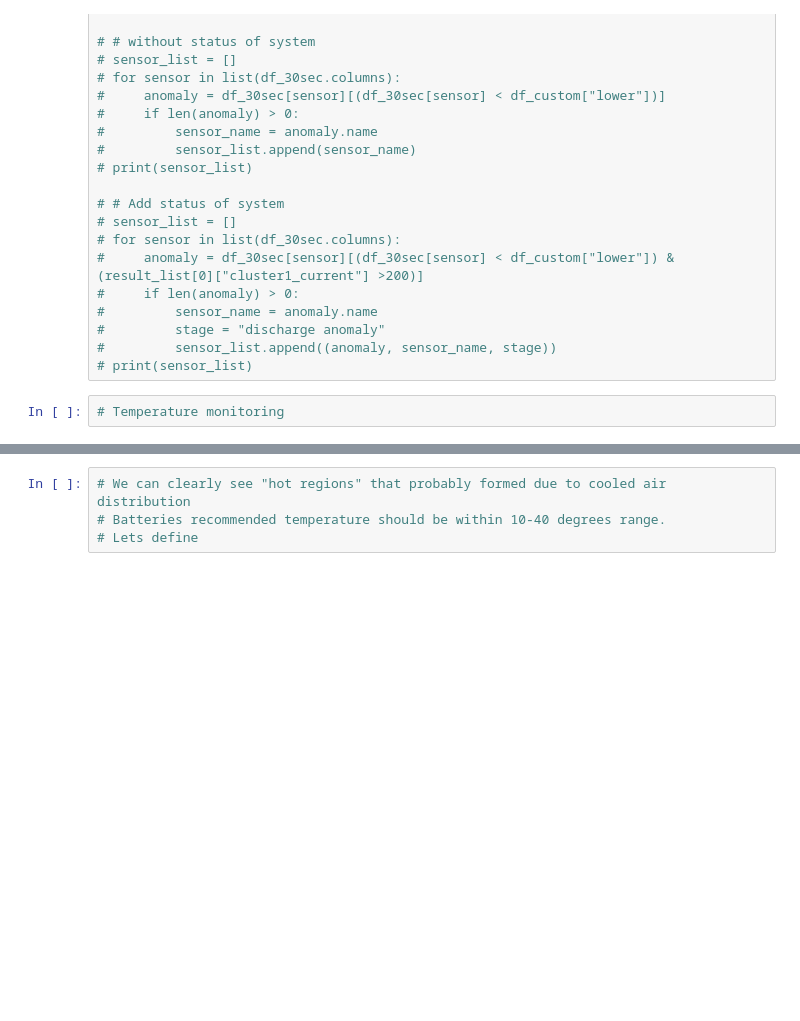
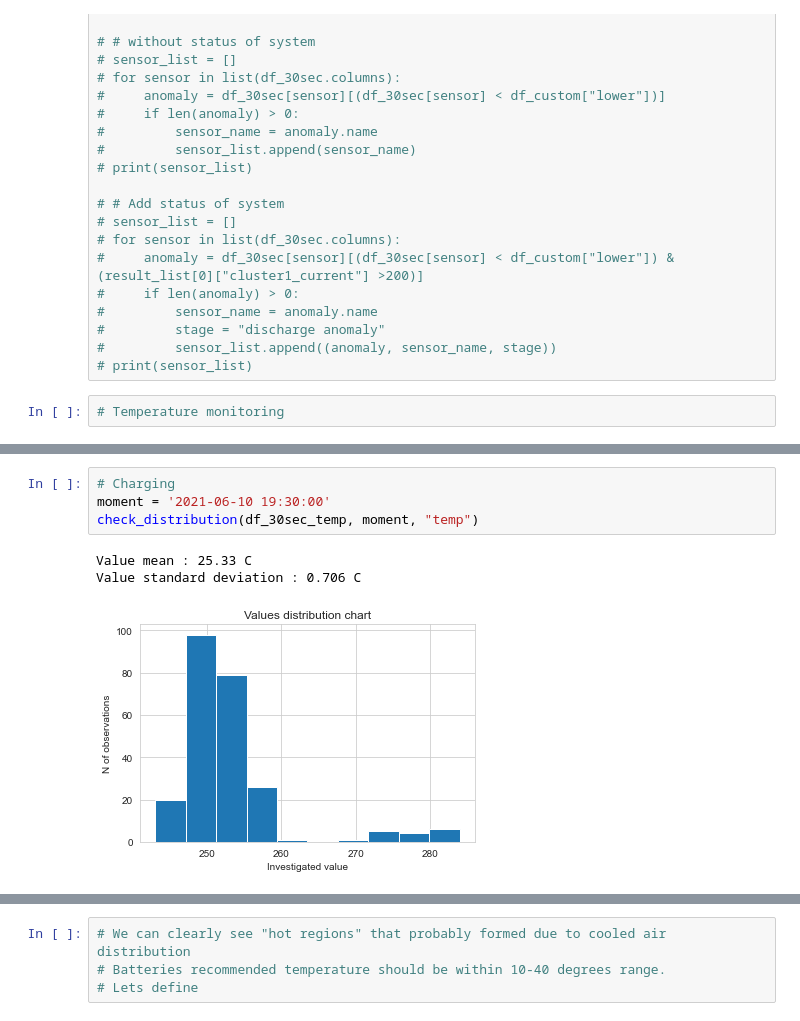
Before and after one commit to 314ka4y/Anomaly-detection-project, a Jupyter notebook: Anomaly_detection.ipynb, the cells around one changed output, grey strips where cells are left out. Drawn from its saved outputs; the diff is of its cells as text; blank space fills up the shorter version.

```diff
--- a/Anomaly_detection.ipynb
+++ b/Anomaly_detection.ipynb
@@ -748,0 +874,8 @@ df_temperatures.loc["2021-06-10 19:30:00",:].hist()
+# %%
+# Charging
+moment = '2021-06-10 19:30:00'
+check_distribution(df_30sec_temp, moment, "temp")
+# %% [output]
+Value mean : 25.33 C
+Value standard deviation : 0.706 C
+[figure, added]
```
Also changed, not shown: parts of 64 cells of this notebook.
